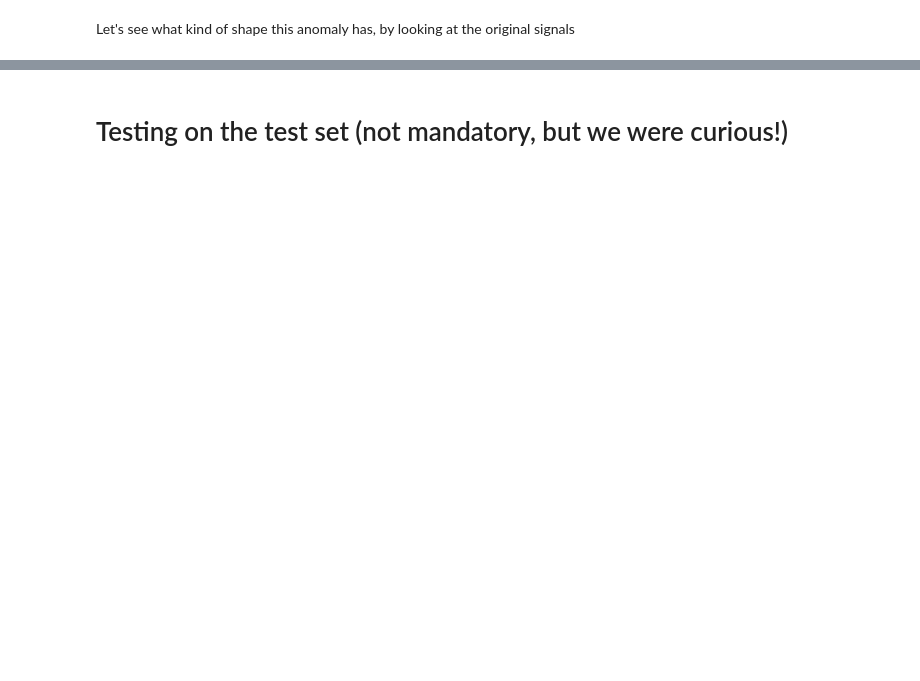
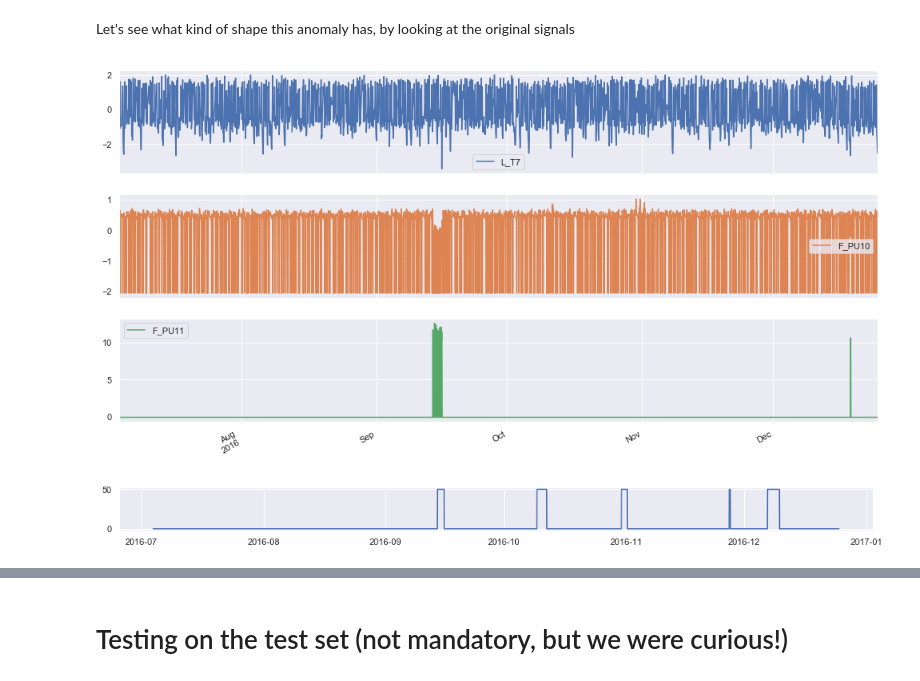
Before and after one commit to benhe119/Cyber-data-analytics_TUDelft, a Jupyter notebook: lab2/notebooks/PCA.ipynb, the cells around one changed output, grey strips where cells are left out. Drawn from its saved outputs; the diff is of its cells as text; code cells hidden in the pictures; blank space fills up the shorter version.

```diff
--- a/lab2/notebooks/PCA.ipynb
+++ b/lab2/notebooks/PCA.ipynb
@@ -281,2 +283,12 @@ plt.show()
 # %% [markdown]
 Let's see what kind of shape this anomaly has, by looking at the original signals
+# %%
+normalized_df[cols_plot].plot(subplots=True, figsize=(17,3*len(cols_plot)))
+plt.show()
+
+plt.figure(figsize=(17,1))
+plt.plot(labels)
+plt.show()
+# %% [output]
+[figure, added]
+[figure, added]
```
Also changed, not shown: parts of 18 cells of this notebook.
